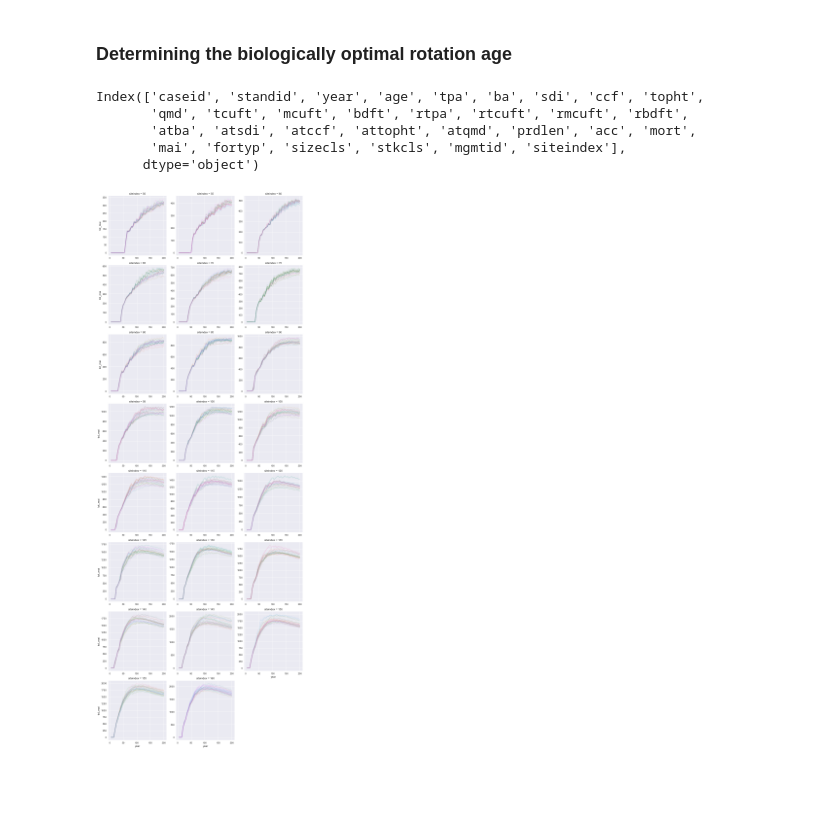
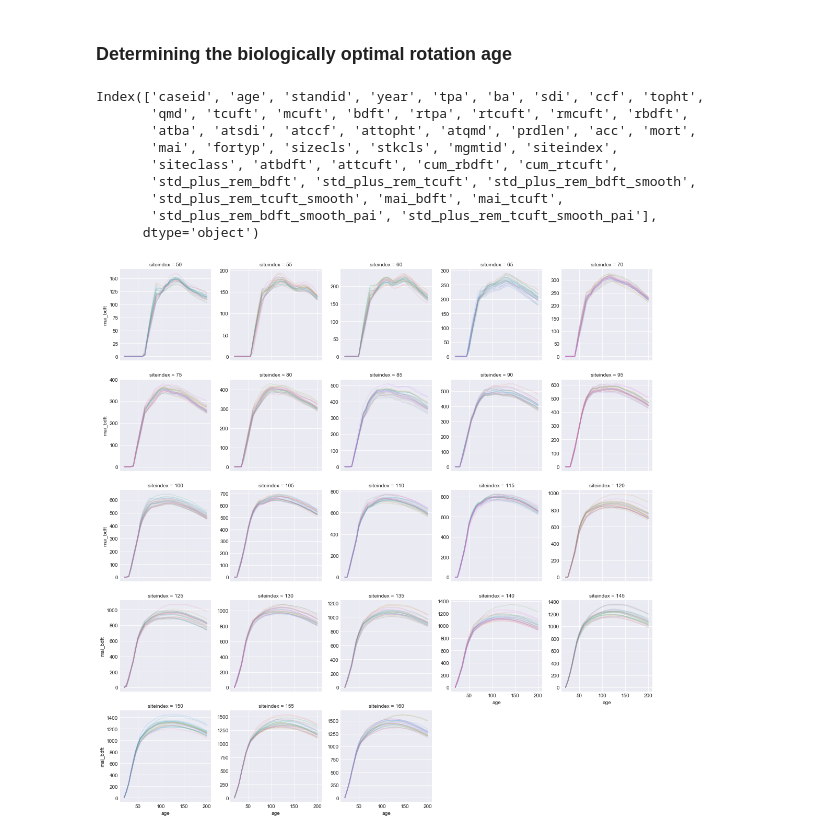
Before and after one commit to Ecotrust/FSC_Case_Studies, a Jupyter notebook: FSC Case Study Determining Rotation Length.ipynb, the cells around one changed output. Drawn from its saved outputs; the diff is of its cells as text; code cells hidden in the pictures; blank space fills up the shorter version.

```diff
--- a/FSC Case Study Determining Rotation Length.ipynb
+++ b/FSC Case Study Determining Rotation Length.ipynb
@@ -6,3 +6,4 @@ from matplotlib import pyplot as plt
 import seaborn as sns
 # %%
 %matplotlib inline
+sns.set_style('darkgrid')
@@ -64,26 +79,48 @@ WHERE summary.caseid = cases.caseid AND cases.mgmtid = 'LONG';
 # read the query into a pandas dataframe
 long = pd.read_sql(SQL, conn)
 conn.close()
+# %%
+long['siteclass'] = pd.cut(long.siteindex, bins=[0,75,95,115,135,161],
+                           labels=[5, 4, 3, 2, 1], right=False).astype('int')
+
+long = long.sort_values(['caseid','age']).set_index(['caseid', 'age'])
+long['atbdft'] = long.bdft - long.rbdft
+long['attcuft'] = long.tcuft - long.rtcuft
+# calculate the cumulative boardfoot volume of harvests for each simulation
+long['cum_rbdft'] = long.groupby(level=0, as_index=False)['rbdft'].cumsum()
+long['cum_rtcuft'] = long.groupby(level=0, as_index=False)['rtcuft'].cumsum()
+# calculate the total standing plus removed volume
+long['std_plus_rem_bdft'] = long.atbdft + long.cum_rbdft
+long['std_plus_rem_tcuft'] = long.attcuft + long.cum_rtcuft
+long = long.reset_index()
+
+# smooth standing + removed volumes
+smooth = long.groupby('caseid').rolling(window=5, on='age').mean().reset_index(drop=True)[['caseid', 'age', 'std_plus_rem_bdft', 'std_plus_rem_tcuft']]
+long = long.merge(smooth, on=['caseid', 'age'], suffixes=('', '_smooth'))
+
+# divide the total standing and removed volume by the year to get mean annual increment
+long['mai_bdft'] = long.std_plus_rem_bdft_smooth / long.year
+long['mai_tcuft'] = long.std_plus_rem_tcuft_smooth / long.year
+
+# Calculate PAI
+pai = long.set_index(['caseid', 'age'])[['std_plus_rem_bdft_smooth', 'std_plus_rem_tcuft_smooth']].diff().reset_index()
+pai.loc[pai.age==0, ['std_plus_rem_bdft_smooth','std_plus_rem_tcuft_smooth']] = np.nan
+pai[['std_plus_rem_bdft_smooth','std_plus_rem_tcuft_smooth']] = pai[['std_plus_rem_bdft_smooth','std_plus_rem_tcuft_smooth']]/5
+long = long.merge(pai, on=['caseid', 'age'], suffixes=('', '_pai'))
 # %%
 long.columns
 # %% [output]
-Index(['caseid', 'standid', 'year', 'age', 'tpa', 'ba', 'sdi', 'ccf', 'topht',
+Index(['caseid', 'age', 'standid', 'year', 'tpa', 'ba', 'sdi', 'ccf', 'topht',
        'qmd', 'tcuft', 'mcuft', 'bdft', 'rtpa', 'rtcuft', 'rmcuft', 'rbdft',
        'atba', 'atsdi', 'atccf', 'attopht', 'atqmd', 'prdlen', 'acc', 'mort',
-       'mai', 'fortyp', 'sizecls', 'stkcls', 'mgmtid', 'siteindex'],
+       'mai', 'fortyp', 'sizecls', 'stkcls', 'mgmtid', 'siteindex',
+       'siteclass', 'atbdft', 'attcuft', 'cum_rbdft', 'cum_rtcuft',
+       'std_plus_rem_bdft', 'std_plus_rem_tcuft', 'std_plus_rem_bdft_smooth',
+       'std_plus_rem_tcuft_smooth', 'mai_bdft', 'mai_tcuft',
+       'std_plus_rem_bdft_smooth_pai', 'std_plus_rem_tcuft_smooth_pai'],
       dtype='object')
-# %%
-long = long.sort_values(['caseid','year']).set_index(['caseid', 'year'])
-long['atbdft'] = long.bdft - long.rbdft
-# calculate the cumulative boardfoot volume of harvests for each simulation
-long['cum_rbdft'] = long.groupby(level=0, as_index=False)['rbdft'].cumsum()
-# calculate the total standing plus removed volume
-long['std_plus_rem'] = long.atbdft + long.cum_rbdft
-long = long.reset_index()
-# divide the total standing and removed volume by the year to get mean annual increment
-long['tot_mai'] = long.std_plus_rem / long.year
 # %%
-g = sns.FacetGrid(data=long, col='siteindex', hue='caseid', col_wrap=3, size=4, sharey=False, sharex=False)
-g = g.map(plt.plot, 'year', 'tot_mai', alpha=0.15)
+g = sns.FacetGrid(data=long, col='siteindex', col_wrap=5, hue='caseid', sharey=False)
+g = g.map(plt.plot, 'age', 'mai_bdft', alpha=0.15)
 # %% [output]
-[figure, old version]
+[figure, new version]
```
Also changed, not shown: parts of 15 cells of this notebook.
